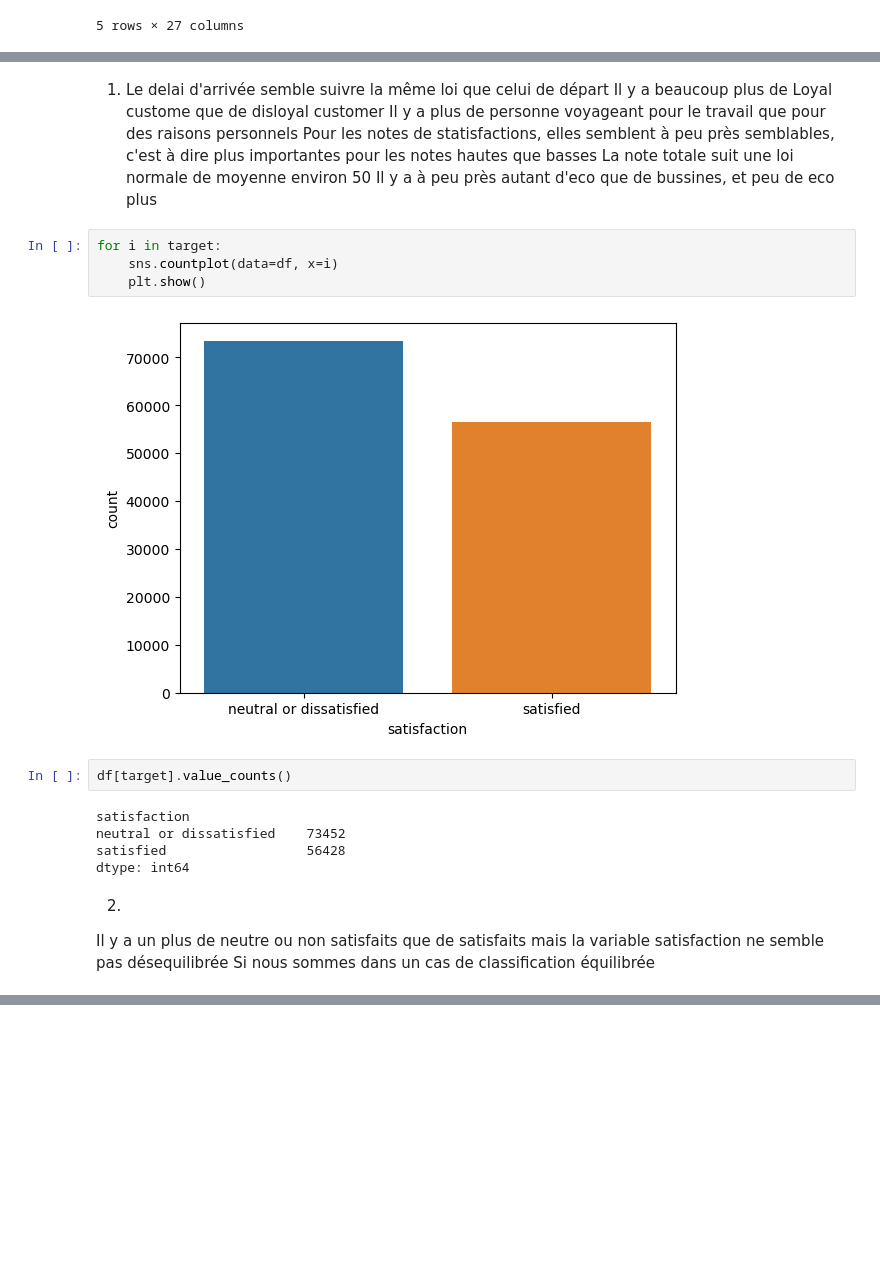
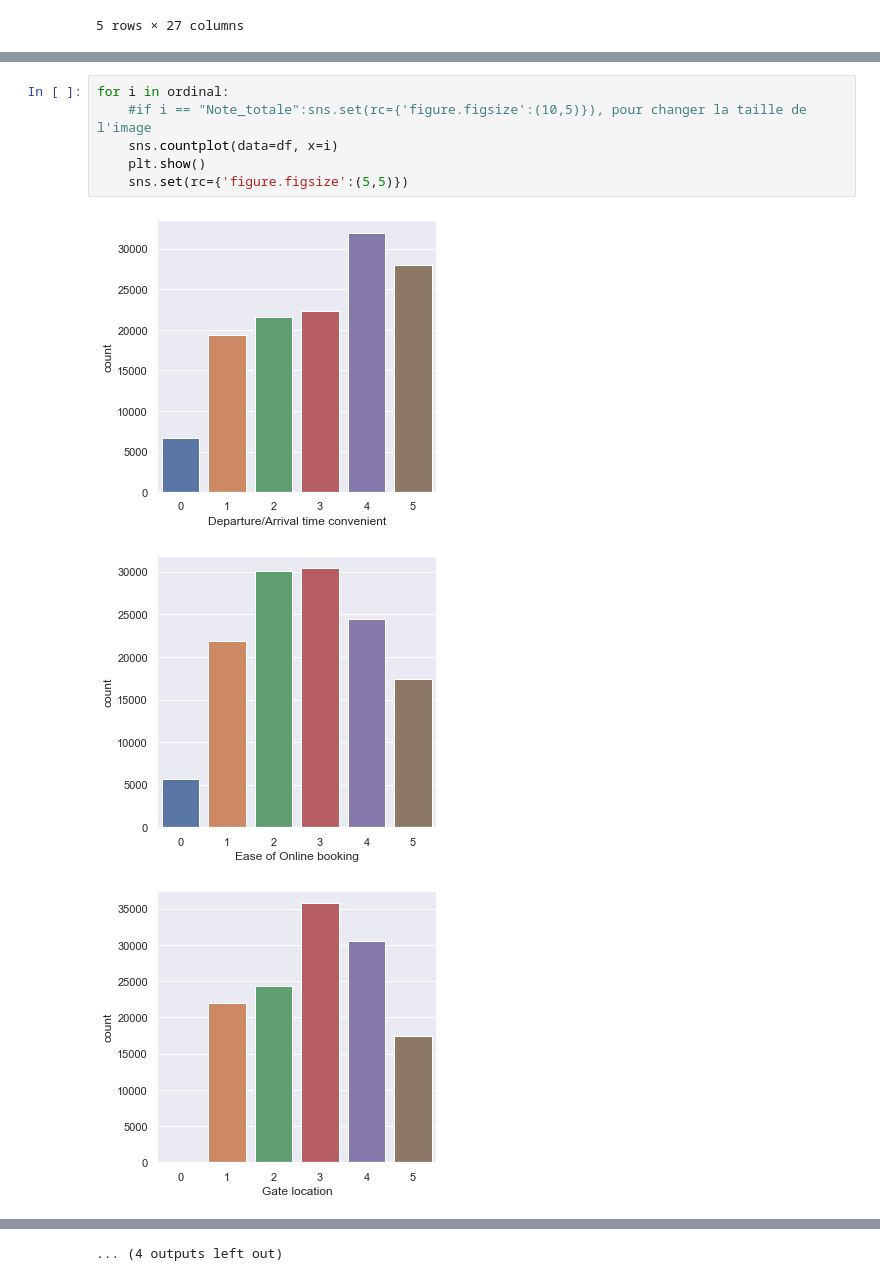
Before and after one commit to Vetrarr/ML_Airline_Passenger_Satisfaction, a Jupyter notebook: Airline Passenger Satisfaction/Delattre Macé.ipynb, the cells around one changed output, grey strips where cells are left out. Cells and saved outputs as stored; diff of their text form; blank space fills up the shorter version.

```diff
--- a/Airline Passenger Satisfaction/Delattre Macé.ipynb
+++ b/Airline Passenger Satisfaction/Delattre Macé.ipynb
@@ -211,24 +204,10 @@ for i in ordinal:
-# %% [markdown]
-1) Le delai d'arrivée semble suivre la même loi que celui de départ
-Il y a beaucoup plus de Loyal custome que de disloyal customer
-Il y a plus de personne voyageant pour le travail que pour des raisons personnels
-Pour les notes de statisfactions, elles semblent à peu près semblables, c'est à dire plus importantes pour les notes hautes que basses
-La note totale suit une loi normale de moyenne environ 50
-Il y a à peu près autant d'eco que de bussines, et peu de eco plus
-# %%
-for i in target:
-    sns.countplot(data=df, x=i)
-    plt.show()
-# %% [output]
-[figure, removed]
-# %%
-df[target].value_counts()
-# %% [output]
-satisfaction
-neutral or dissatisfied    73452
-satisfied                  56428
-dtype: int64
-# %% [markdown]
-2)
-Il y a un plus de neutre ou non satisfaits que de satisfaits mais la variable satisfaction ne semble pas désequilibrée
-Si nous sommes dans un cas de classification équilibrée
+# %%
+for i in ordinal:
+    #if i == "Note_totale":sns.set(rc={'figure.figsize':(10,5)}), pour changer la taille de l'image
+    sns.countplot(data=df, x=i)
+    plt.show()
+    sns.set(rc={'figure.figsize':(5,5)})
+# %% [output]
+[figure, added]
+[figure, added]
+[figure, added]
@@ -234,0 +223 @@ Si nous sommes dans un cas de classification équilibrée
+... (4 outputs left out)
```
Also changed, not shown: parts of 69 cells of this notebook.
